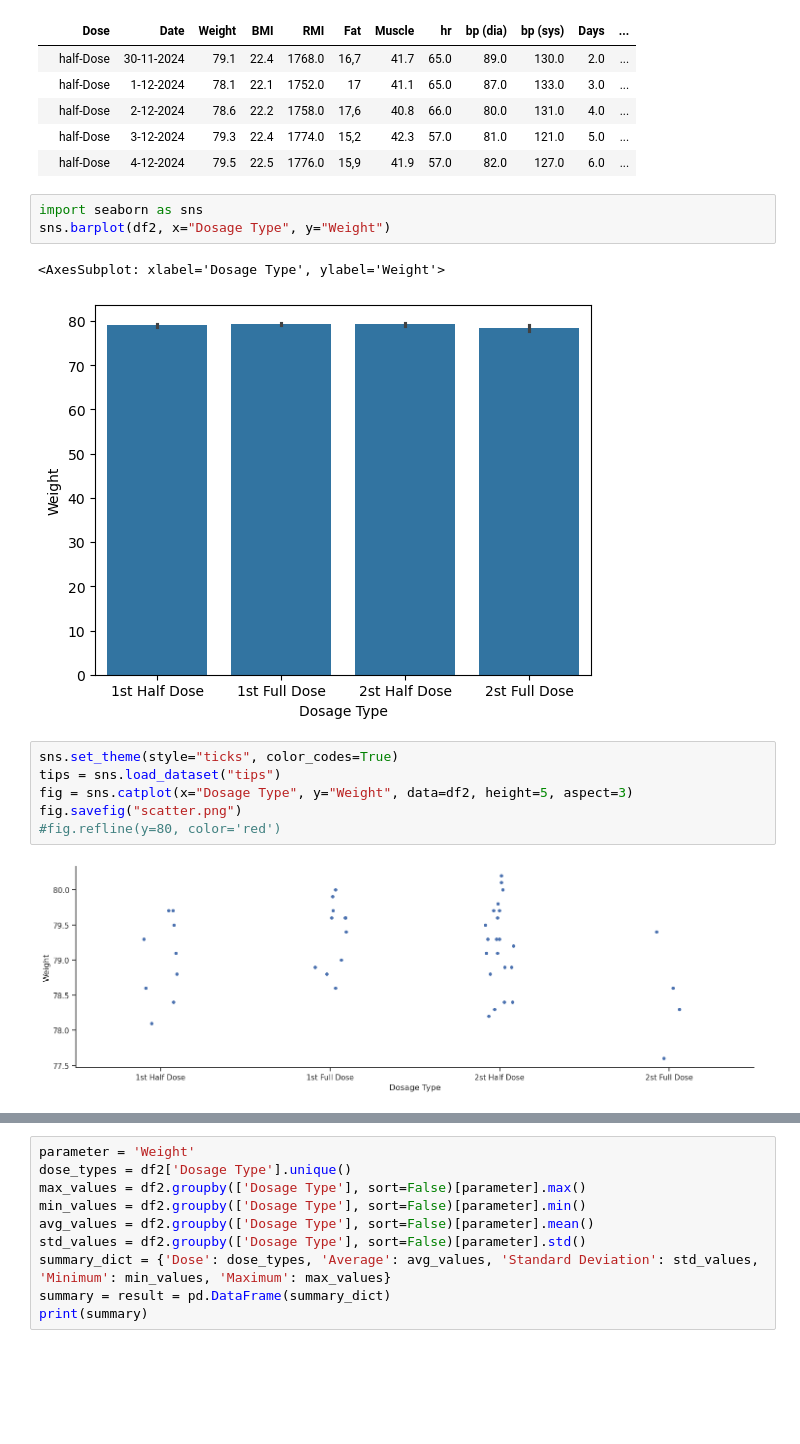
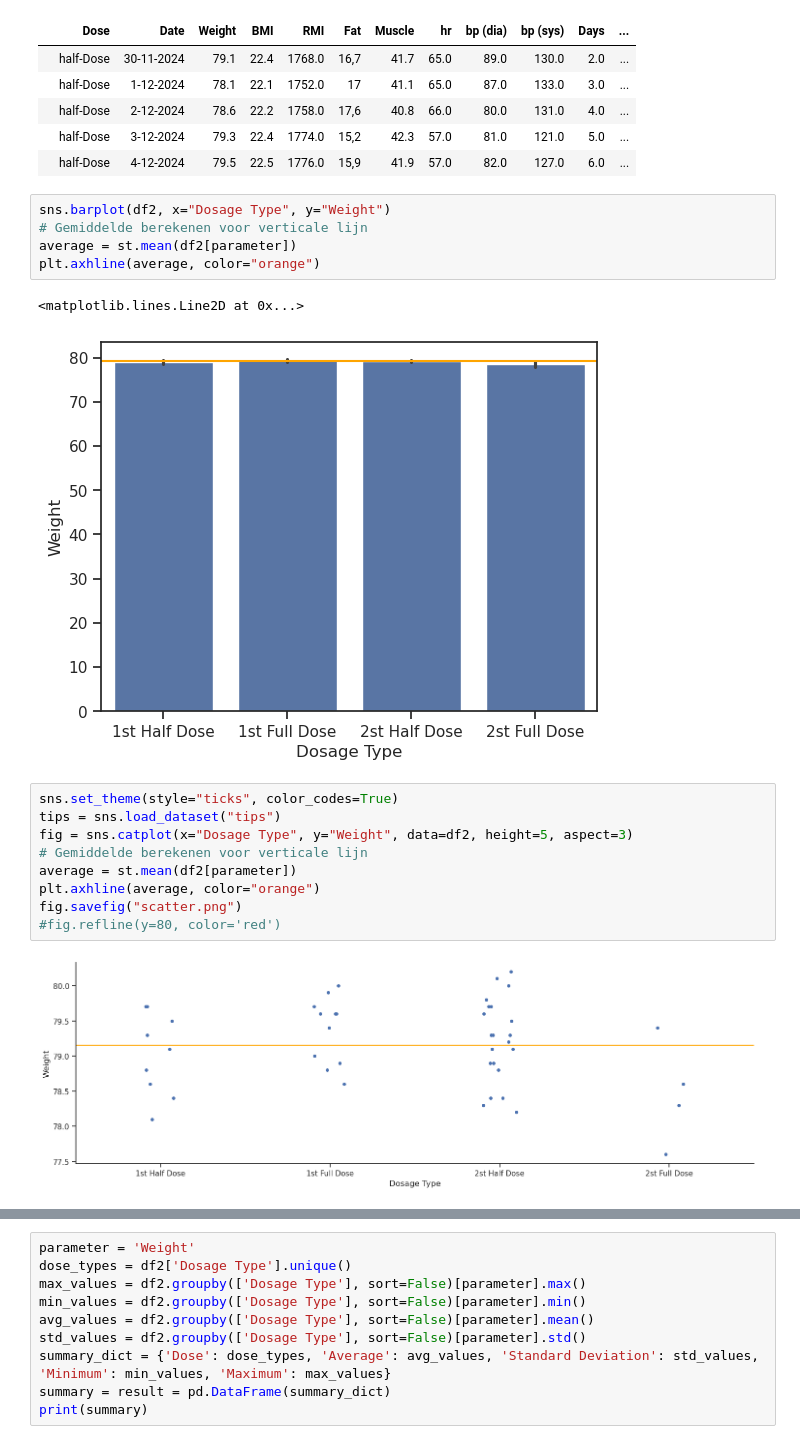
Before and after one commit to ogkourlias/capsaicin, a Jupyter notebook: weight_graphs/weight_graphs.ipynb, the cells around one changed output, grey strips where cells are left out. Cells and saved outputs as stored; diff of their text form; blank space fills up the shorter version.

```diff
--- a/weight_graphs/weight_graphs.ipynb
+++ b/weight_graphs/weight_graphs.ipynb
@@ -144,17 +146,22 @@ df2.head()
 |  | half-Dose | 3-12-2024 | 79.3 | 22.4 | 1774.0 | 15,2 | 42.3 | 57.0 | 81.0 | 121.0 | 5.0 | ... |
 |  | half-Dose | 4-12-2024 | 79.5 | 22.5 | 1776.0 | 15,9 | 41.9 | 57.0 | 82.0 | 127.0 | 6.0 | ... |
 # %%
-import seaborn as sns
 sns.barplot(df2, x="Dosage Type", y="Weight")
+# Gemiddelde berekenen voor verticale lijn
+average = st.mean(df2[parameter])
+plt.axhline(average, color="orange")
 # %% [output]
-<AxesSubplot: xlabel='Dosage Type', ylabel='Weight'>
+<matplotlib.lines.Line2D at 0x...>
-[figure, old version]
+[figure, new version]
 # %%
 sns.set_theme(style="ticks", color_codes=True)
 tips = sns.load_dataset("tips")
 fig = sns.catplot(x="Dosage Type", y="Weight", data=df2, height=5, aspect=3)
+# Gemiddelde berekenen voor verticale lijn
+average = st.mean(df2[parameter])
+plt.axhline(average, color="orange")
 fig.savefig("scatter.png")
 #fig.refline(y=80, color='red')
 # %% [output]
-[figure, old version]
+[figure, new version]
 # %%
```
Also changed, not shown: parts of 2 cells of this notebook, 1 other file.
